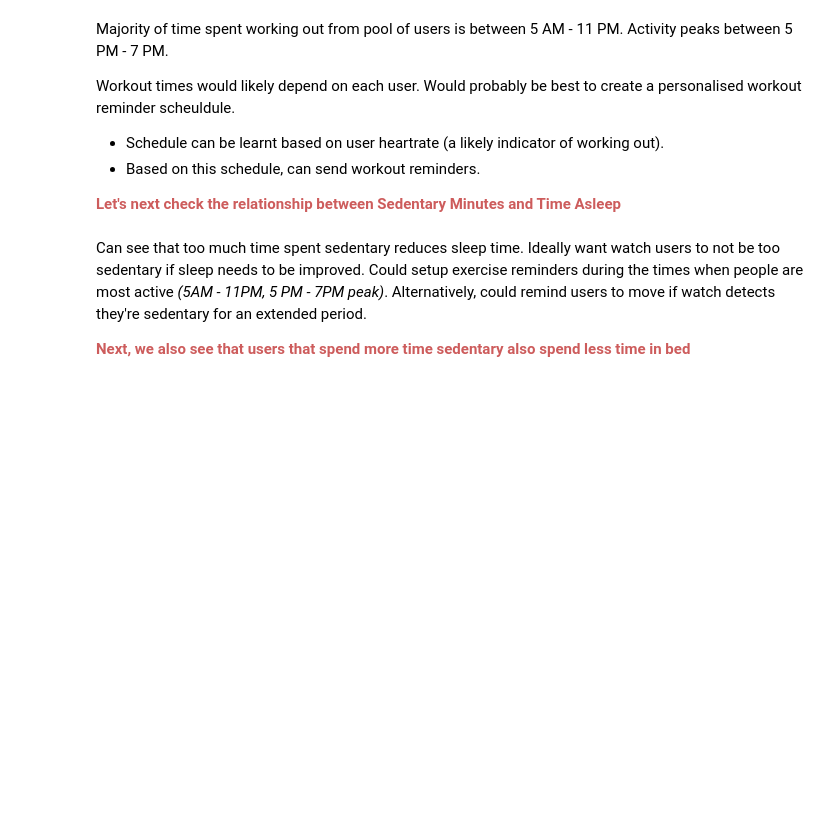
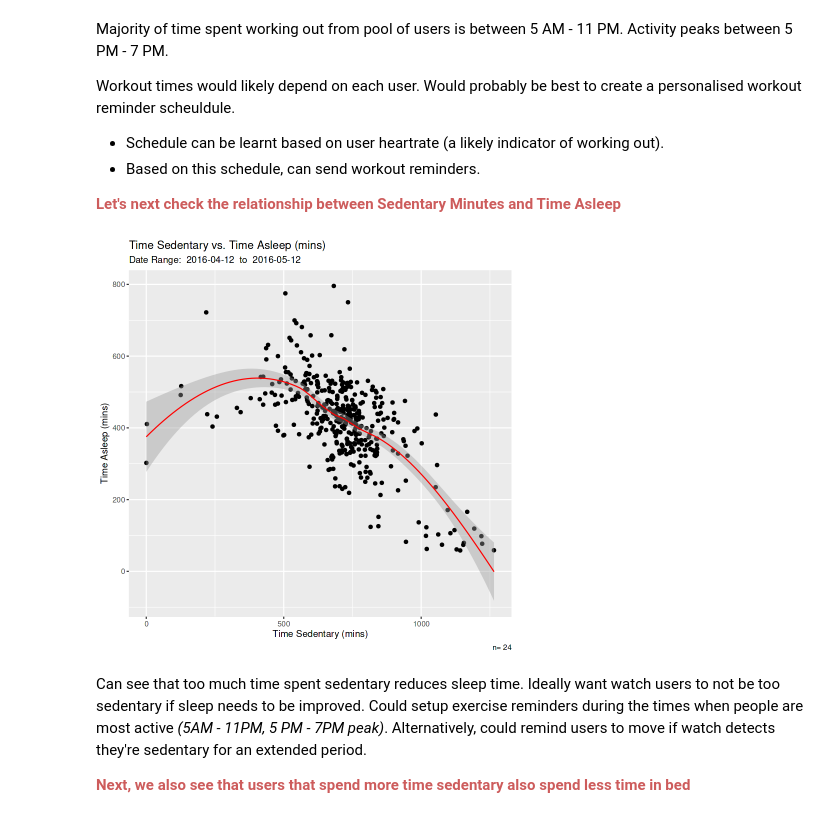
Before and after one commit to MinhJrDinh/Bellabeat-Case-Study, a Jupyter notebook: bellabeat-case-study.ipynb, the cells around one changed output. Cells and saved outputs as stored; diff of their text form; code cells hidden in the pictures; blank space fills up the shorter version.

```diff
--- a/bellabeat-case-study.ipynb
+++ b/bellabeat-case-study.ipynb
@@ -326,20 +469,24 @@ Workout times would likely depend on each user. Would probably be best to create
 # %%
 max_date = max(activity_sleep$Date)
 min_date = min(activity_sleep$Date)
 sample_size = n_distinct(activity_sleep$Id)
 
 ggplot(data=activity_sleep) +
     geom_jitter(mapping=aes(x=SedentaryMinutes,
                           y=TotalMinutesAsleep)) +
     labs(title=paste('Time Sedentary vs. Time Asleep (mins)'),
          subtitle=paste("Date Range: ", min_date, " to ", max_date),
         caption=paste('n=',sample_size),
         x='Time Sedentary (mins)',
         y='Time Asleep (mins)') +
     geom_smooth(mapping=aes(x=SedentaryMinutes,
                        y=TotalMinutesAsleep),
                colour = 'Red',
-               linewidth = 0.5)
+               linewidth = 0.5,
+               method = 'loess',
+               formula = y ~ x)
+# %% [output]
+[figure, added]
 # %% [markdown]
 Can see that too much time spent sedentary reduces sleep time. Ideally want watch users to not be too sedentary if sleep needs to be improved. Could setup exercise reminders during the times when people are most active *(5AM - 11PM, 5 PM - 7PM peak)*. Alternatively, could remind users to move if watch detects they're sedentary for an extended period.
 
```
Also changed, not shown: parts of 15 cells of this notebook.
